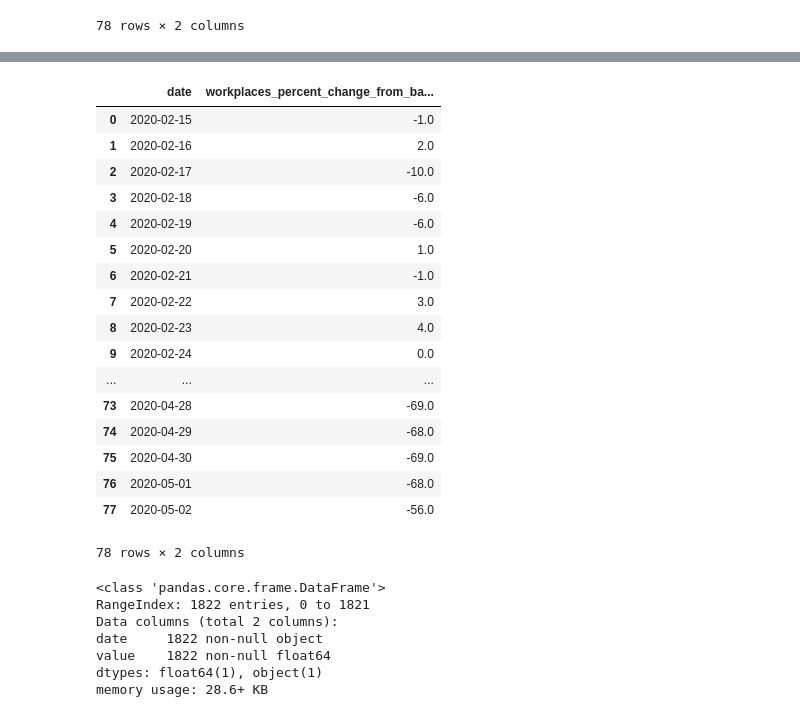
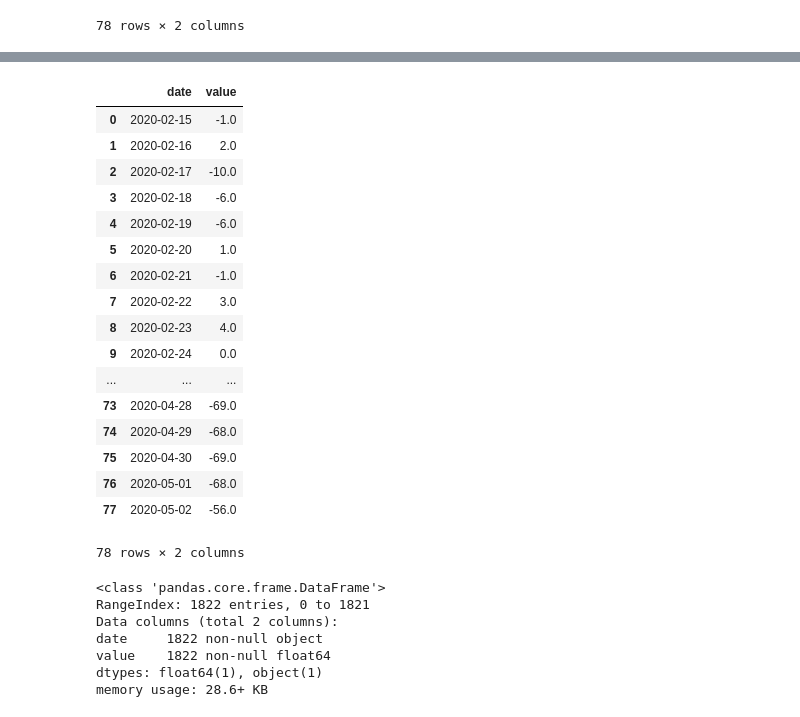
Before and after one commit to covidmaps/scotland, a Jupyter notebook: transport.ipynb, the cells around one changed output, grey strips where cells are left out. Saved outputs shown, nothing was run; the diff lists cells and outputs as text; code cells hidden in the pictures.

```diff
--- a/transport.ipynb
+++ b/transport.ipynb
@@ -73,26 +73,28 @@ workplaces_percent_change_from_baseline    78 non-null float64
 dtypes: float64(1), object(1)
 memory usage: 1.3+ KB
+# %%
+df_aberdeen
+# %% [output]
+|  | date | value |
+| 0 | 2020-02-15 | -1.0 |
+| 1 | 2020-02-16 | 2.0 |
+| 2 | 2020-02-17 | -10.0 |
+| 3 | 2020-02-18 | -6.0 |
+| 4 | 2020-02-19 | -6.0 |
+| 5 | 2020-02-20 | 1.0 |
+| 6 | 2020-02-21 | -1.0 |
+| 7 | 2020-02-22 | 3.0 |
+| 8 | 2020-02-23 | 4.0 |
+| 9 | 2020-02-24 | 0.0 |
+| ... | ... | ... |
+| 73 | 2020-04-28 | -69.0 |
+| 74 | 2020-04-29 | -68.0 |
+| 75 | 2020-04-30 | -69.0 |
+| 76 | 2020-05-01 | -68.0 |
+| 77 | 2020-05-02 | -56.0 |
+78 rows × 2 columns
 # %%
-df_aberdeen.rename(columns={'workplaces_percent_change_from_baseline': 'value'})
+df_aberdeen = df_aberdeen.rename(columns={'workplaces_percent_change_from_baseline': 'value'})
-# %% [output]
-|  | date | workplaces_percent_change_from_ba... |
-| 0 | 2020-02-15 | -1.0 |
-| 1 | 2020-02-16 | 2.0 |
-| 2 | 2020-02-17 | -10.0 |
-| 3 | 2020-02-18 | -6.0 |
-| 4 | 2020-02-19 | -6.0 |
-| 5 | 2020-02-20 | 1.0 |
-| 6 | 2020-02-21 | -1.0 |
-| 7 | 2020-02-22 | 3.0 |
-| 8 | 2020-02-23 | 4.0 |
-| 9 | 2020-02-24 | 0.0 |
-| ... | ... | ... |
-| 73 | 2020-04-28 | -69.0 |
-| 74 | 2020-04-29 | -68.0 |
-| 75 | 2020-04-30 | -69.0 |
-| 76 | 2020-05-01 | -68.0 |
-| 77 | 2020-05-02 | -56.0 |
-78 rows × 2 columns
 # %%
 df_bitcoin = pd.read_csv("https://raw.githubusercontent.com/holtzy/data_to_viz/master/Example_dataset/3_TwoNumOrdered_comma.csv")
 # %%
```
Also changed, not shown: parts of 2 cells of this notebook, 1 other file.
